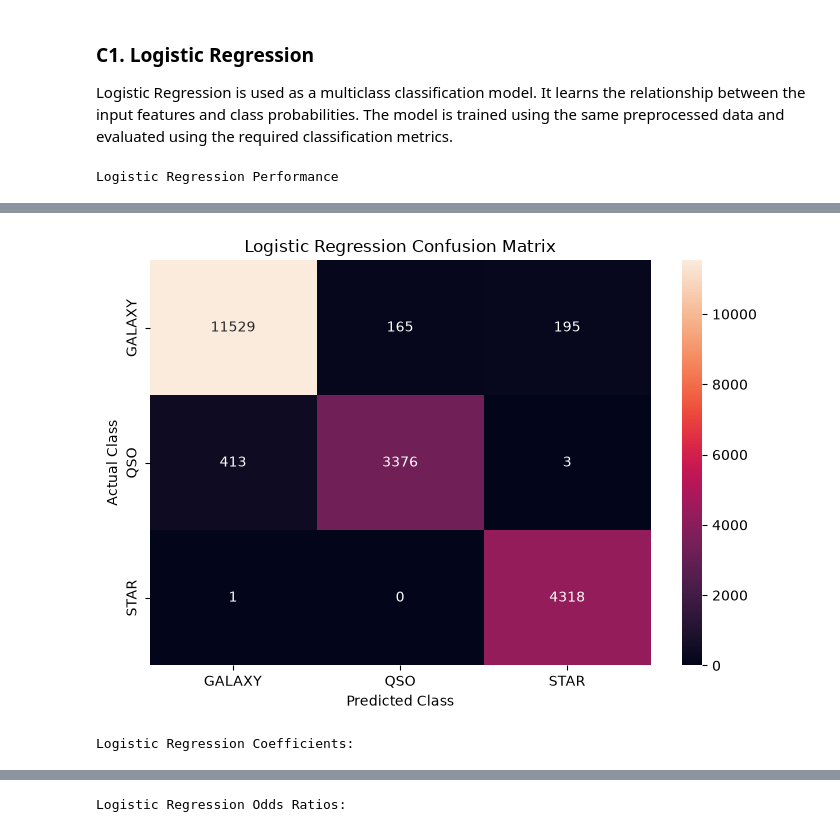
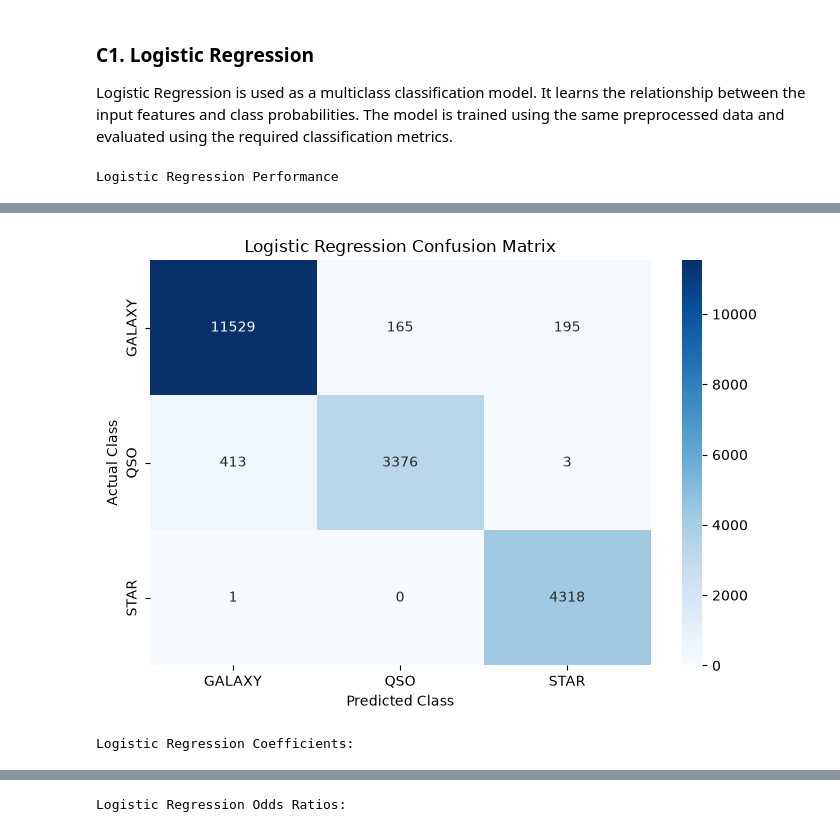
Before and after one commit to Reshma925/Vectora, a Jupyter notebook: ML_CLASSIFICATION_TRACKA/classification.ipynb, the cells around one changed output, grey strips where cells are left out. Saved outputs shown, nothing was run; the diff lists cells and outputs as text; code cells hidden in the pictures.

```diff
--- a/ML_CLASSIFICATION_TRACKA/classification.ipynb
+++ b/ML_CLASSIFICATION_TRACKA/classification.ipynb
@@ -549,54 +552,46 @@ This section trains and evaluates five classification algorithms using the same
 
 Logistic Regression is used as a multiclass classification model. It learns the relationship between the input features and class probabilities. The model is trained using the same preprocessed data and evaluated using the required classification metrics.
 # %%
-#importing metrics
-from sklearn.metrics import (
-    accuracy_score,
-    precision_score,
-    recall_score,
-    f1_score,
-    confusion_matrix,
-    roc_auc_score
-)
-# Create Logistic Regression model
-logistic_model = LogisticRegression( max_iter=1000,random_state=42)
+# Create Logistic Regression model with default hyperparameters
+logistic_model = LogisticRegression()
 
 # Train the model
 logistic_model.fit(X_train_scaled, y_train)
 
 # Save the trained model
-joblib.dump(logistic_model, "models/logistic_regression_model.pkl")
+joblib.dump(
+    logistic_model,
+    "models/logistic_regression_model.pkl"
+)
 
 # Predictions
 y_pred_lr = logistic_model.predict(X_test_scaled)
+y_prob_lr = logistic_model.predict_proba(X_test_scaled)
 
-# Logistic Regression Evaluation
+# Evaluate the model
+lr_accuracy = accuracy_score(y_test, y_pred_lr)
 
-lr_accuracy = accuracy_score(y_test, y_pred_lr)
 lr_precision = precision_score(
-    y_test,
-    y_pred_lr,
-    average="weighted"
+    y_test, y_pred_lr, average="weighted"
 )
+
 lr_recall = recall_score(
-    y_test,
-    y_pred_lr,
-    average="weighted"
+    y_test, y_pred_lr, average="weighted"
 )
+
 lr_f1 = f1_score(
-    y_test,
-    y_pred_lr,
-    average="weighted"
+    y_test, y_pred_lr, average="weighted"
 )
+
 # ROC-AUC using One-vs-Rest
-y_prob_lr = logistic_model.predict_proba(X_test_scaled)
 lr_roc_auc = roc_auc_score(
     y_test,
     y_prob_lr,
     multi_class="ovr",
     average="weighted"
 )
-# Display metrics
+
+# Display evaluation metrics
 lr_performance = pd.DataFrame({
     "Metric": [
         "Accuracy",
@@ -613,14 +608,39 @@ lr_performance = pd.DataFrame({
         lr_roc_auc
     ]
 })
-lr_performance["Score"] = lr_performance["Score"].round(4)
+
 display(
     lr_performance.style
+    .format({"Score": "{:.4f}"})
     .hide(axis="index")
     .set_caption("Logistic Regression Performance")
+    .set_properties(**{
+        "text-align": "center",
+        "padding": "8px 16px"
+    })
+    .set_table_styles([
+        {
+            "selector": "caption",
+            "props": [
+                ("caption-side", "top"),
+                ("font-size", "16px"),
+                ("font-weight", "bold"),
+                ("padding", "10px")
+            ]
+        },
+        {
+            "selector": "th",
+            "props": [
+                ("background-color", "#263849"),
+                ("color", "white"),
+                ("text-align", "center"),
+                ("padding", "10px")
+            ]
+        }
+    ])
 )
 
-# Confusion Matrix Heat Map
+# Confusion Matrix Heatmap
 cm_lr = confusion_matrix(y_test, y_pred_lr)
 
 plt.figure(figsize=(7, 5))
@@ -629,14 +649,15 @@ sns.heatmap(
     annot=True,
     fmt="d",
     xticklabels=label_encoder.classes_,
-    yticklabels=label_encoder.classes_
+    yticklabels=label_encoder.classes_,
+    cmap="Blues"
 )
+
 plt.xlabel("Predicted Class")
 plt.ylabel("Actual Class")
 plt.title("Logistic Regression Confusion Matrix")
 plt.tight_layout()
 plt.show()
-
 
 # Coefficient interpretation
 coefficient_table = pd.DataFrame(
@@ -644,10 +665,11 @@ coefficient_table = pd.DataFrame(
     columns=X.columns,
     index=label_encoder.classes_
 )
-print("\nLogistic Regression Coefficients:")
-display(coefficient_table)
 
-# Storing evaluation results for model comparisions
+print("Logistic Regression Coefficients:")
+display(coefficient_table.round(4))
+
+# Store evaluation results for model comparison
 lr_results = {
     "Model": "Logistic Regression",
     "Accuracy": lr_accuracy,
@@ -667,3 +689,3 @@ Logistic Regression Performance
-[figure, old version]
+[figure, new version]
 Logistic Regression Coefficients:
 |  | obj_ID | alpha | delta | u | g | r | i | z | run_ID | rerun_ID | cam_col | ... |
```
Also changed, not shown: parts of 25 cells of this notebook, 9 other files.
